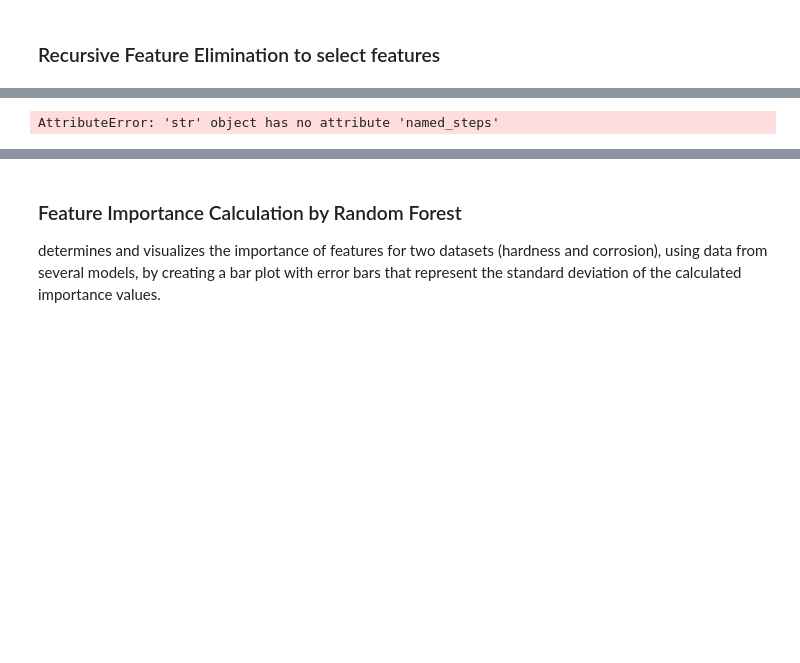
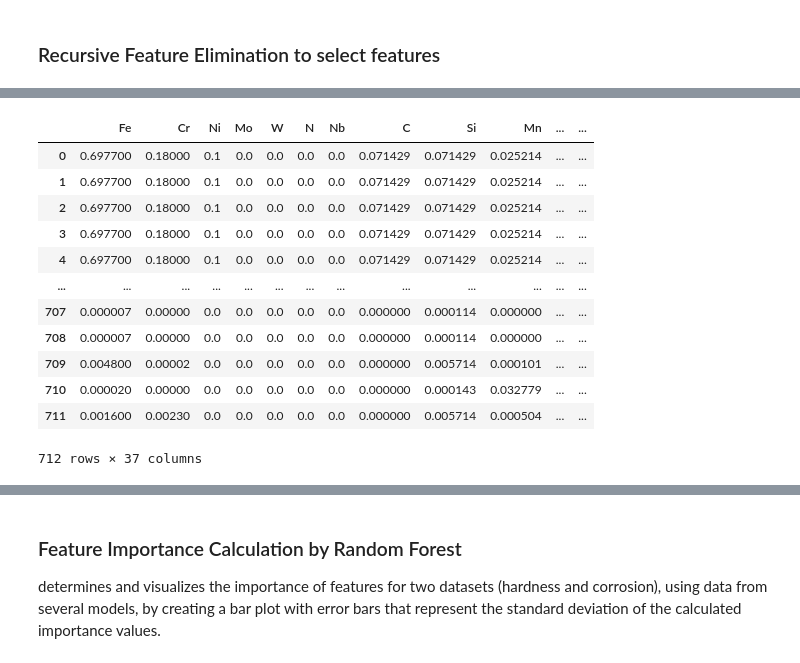
Before and after one commit to YXWU2014/CCA_representation_ML, a Jupyter notebook: Dataset_EDA_Pairplot_Feature_PCA_Mahalanobis/EDA_feature_calculation_selection.ipynb, the cells around one changed output, grey strips where cells are left out. Cells and saved outputs as stored; diff of their text form; code cells hidden in the pictures; blank space fills up the shorter version.

```diff
--- a/Dataset_EDA_Pairplot_Feature_PCA_Mahalanobis/EDA_feature_calculation_selection.ipynb
+++ b/Dataset_EDA_Pairplot_Feature_PCA_Mahalanobis/EDA_feature_calculation_selection.ipynb
@@ -577,45 +558,18 @@ Pipeline(steps=[('preprocessor',
-# %%
-# Access the mask of selected features from the RFECV step in the pipeline.
-# The `support_` attribute of RFECV is a boolean mask that indicates which features were selected.
-selected_features_mask_H = pipeline_H.named_steps['preprocessor'].transformers_[
-    0][1].named_steps['rfecv'].support_
-
-# Print the selected features. This is done by indexing the array of elimination_features_H with the boolean mask.
-print(
-    f'Selected features: {np.array(elimination_features_H)[selected_features_mask_H]}')
-
-# Create a range representing the number of features from 1 to the total number of features in the elimination set.
-# This will be used as the x-axis in the plot.
-num_features = range(1, len(pipeline_H.named_steps['preprocessor'].transformers_[
-                     0][1].named_steps['rfecv'].cv_results_['mean_test_score']) + 1)
-
-# Initiate a new figure for the plot.
-plt.figure()
-
-# Set labels for the x-axis and y-axis.
-plt.xlabel("Number of features selected")
-plt.ylabel("Cross validation score (r2)")
-
-# Create an errorbar plot. The mean cross-validation score and its standard deviation are obtained from the `cv_results_` attribute of RFECV.
-# This plot shows how the model performance (in terms of R^2 score) changes as we select a different number of features.
-plt.errorbar(num_features,
-             pipeline_H.named_steps['preprocessor'].transformers_[
-                 0][1].named_steps['rfecv'].cv_results_['mean_test_score'],
-             yerr=pipeline_H.named_steps['preprocessor'].transformers_[
-                 0][1].named_steps['rfecv'].cv_results_['std_test_score'],
-             fmt='o-', color='black', ecolor='lightgray', elinewidth=3, capsize=0)
-
-# Display the plot.
-plt.show()
-
-
-
-
-
-# ------
-# to do list
-# ------
-
-# THE PROBLEM is the plotted R2 score is not from the full features - I feel it is only from part of the features
-# %% [output]
-AttributeError: 'str' object has no attribute 'named_steps'
+# %%
+df_C_feature_rfe = pd.concat([pd.DataFrame(np.concatenate([X2_norm, Z2_norm], axis =1), columns=fixed_features_C),
+                      pd.DataFrame(W2_norm, columns=elimination_features_H)], axis=1)
+display(df_C_feature_rfe)
+# %% [output]
+|  | Fe | Cr | Ni | Mo | W | N | Nb | C | Si | Mn | ... | ... |
+| 0 | 0.697700 | 0.18000 | 0.1 | 0.0 | 0.0 | 0.0 | 0.0 | 0.071429 | 0.071429 | 0.025214 | ... | ... |
+| 1 | 0.697700 | 0.18000 | 0.1 | 0.0 | 0.0 | 0.0 | 0.0 | 0.071429 | 0.071429 | 0.025214 | ... | ... |
+| 2 | 0.697700 | 0.18000 | 0.1 | 0.0 | 0.0 | 0.0 | 0.0 | 0.071429 | 0.071429 | 0.025214 | ... | ... |
+| 3 | 0.697700 | 0.18000 | 0.1 | 0.0 | 0.0 | 0.0 | 0.0 | 0.071429 | 0.071429 | 0.025214 | ... | ... |
+| 4 | 0.697700 | 0.18000 | 0.1 | 0.0 | 0.0 | 0.0 | 0.0 | 0.071429 | 0.071429 | 0.025214 | ... | ... |
+| ... | ... | ... | ... | ... | ... | ... | ... | ... | ... | ... | ... | ... |
+| 707 | 0.000007 | 0.00000 | 0.0 | 0.0 | 0.0 | 0.0 | 0.0 | 0.000000 | 0.000114 | 0.000000 | ... | ... |
+| 708 | 0.000007 | 0.00000 | 0.0 | 0.0 | 0.0 | 0.0 | 0.0 | 0.000000 | 0.000114 | 0.000000 | ... | ... |
+| 709 | 0.004800 | 0.00002 | 0.0 | 0.0 | 0.0 | 0.0 | 0.0 | 0.000000 | 0.005714 | 0.000101 | ... | ... |
+| 710 | 0.000020 | 0.00000 | 0.0 | 0.0 | 0.0 | 0.0 | 0.0 | 0.000000 | 0.000143 | 0.032779 | ... | ... |
+| 711 | 0.001600 | 0.00230 | 0.0 | 0.0 | 0.0 | 0.0 | 0.0 | 0.000000 | 0.005714 | 0.000504 | ... | ... |
+712 rows × 37 columns
```
Also changed, not shown: parts of 18 cells of this notebook.
